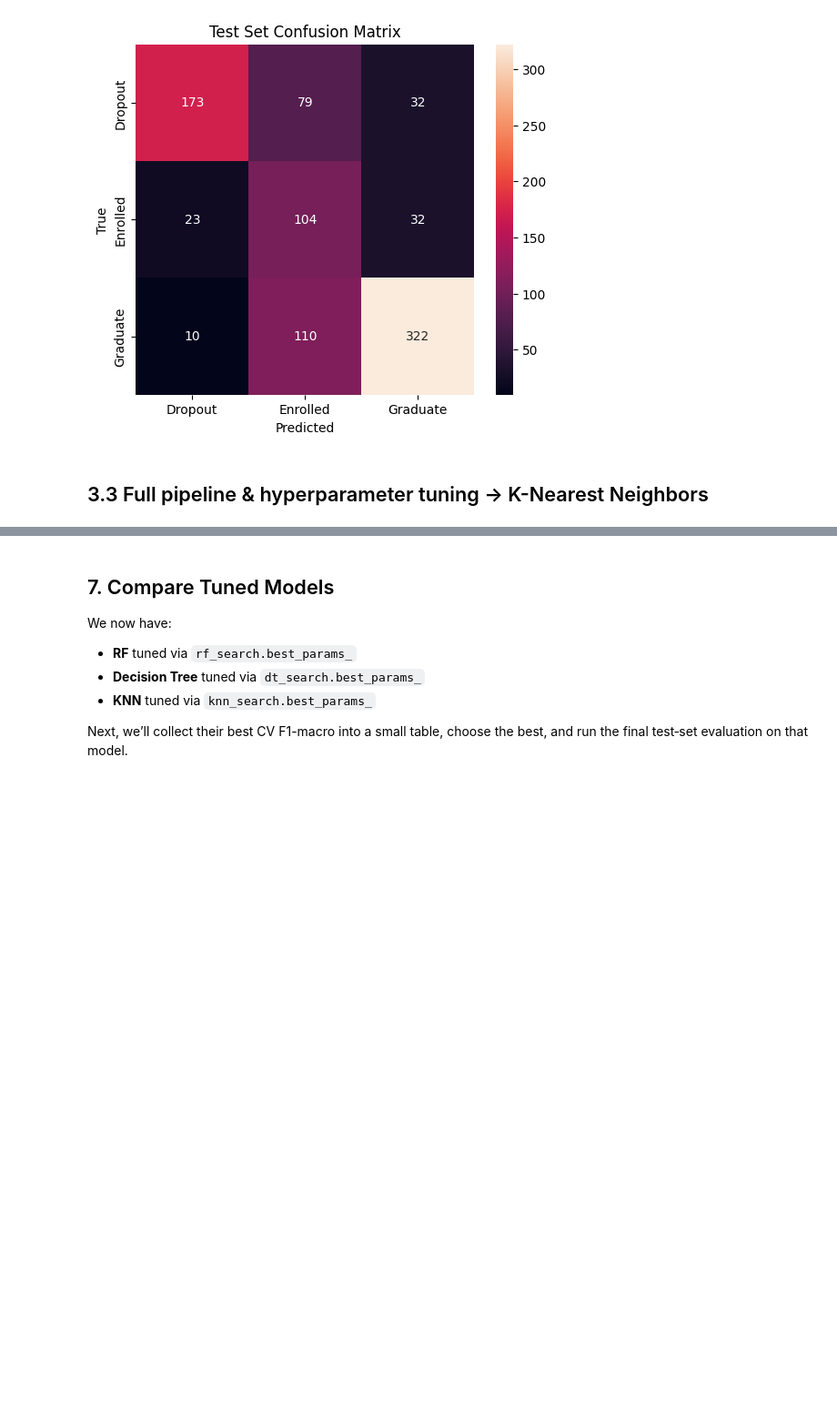
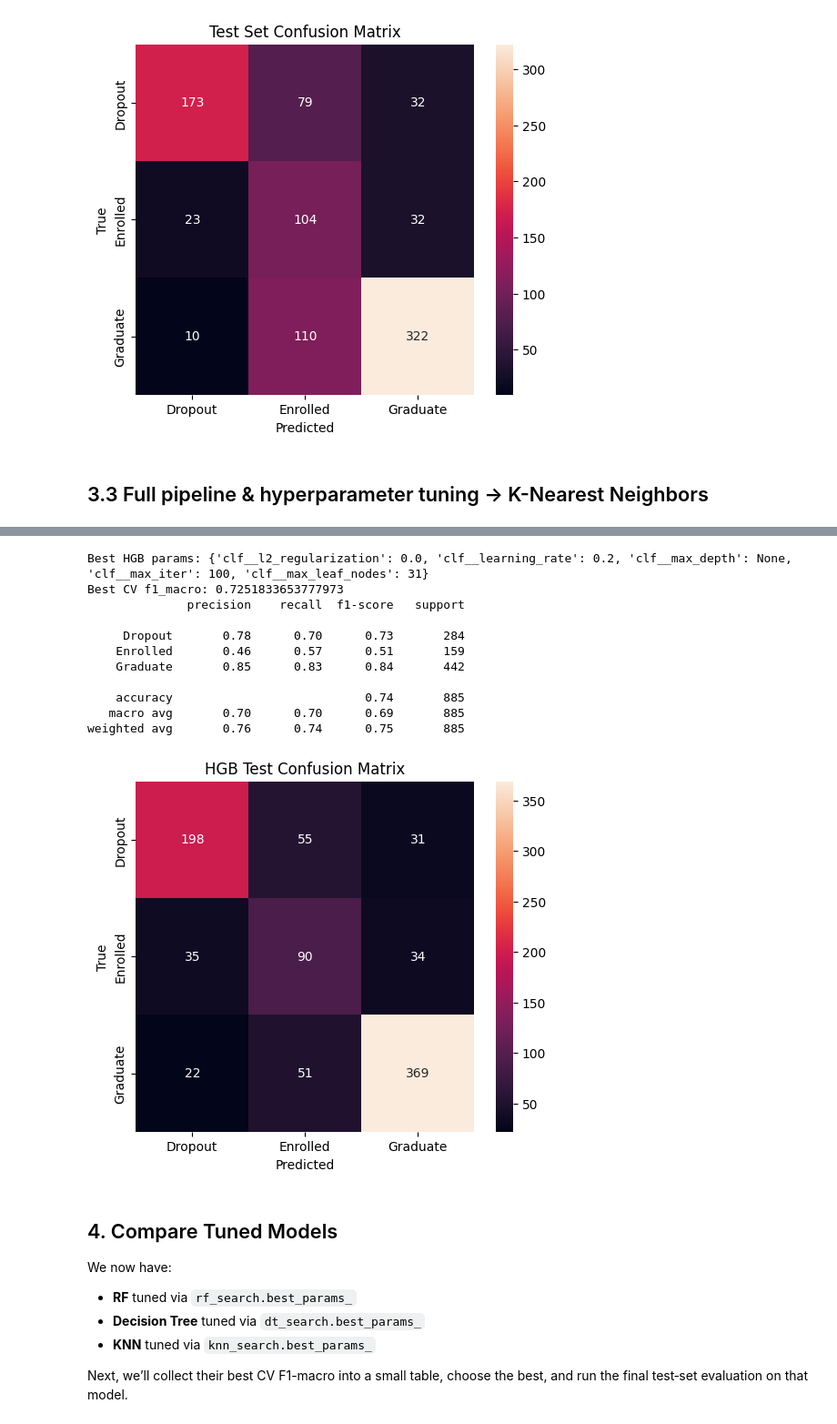
Before and after one commit to 21RM/Y3S2-AI-Proj2, a Jupyter notebook: notebooks/02_preprocessing_and_modeling.ipynb, the cells around one changed output, grey strips where cells are left out. Shown at 91% size. Saved outputs shown, nothing was run; the diff lists cells and outputs as text; code cells hidden in the pictures; blank space fills up the shorter version.

```diff
--- a/notebooks/02_preprocessing_and_modeling.ipynb
+++ b/notebooks/02_preprocessing_and_modeling.ipynb
@@ -295,5 +311,80 @@ weighted avg       0.68      0.68      0.68       885
+# %%
+hgb = HistGradientBoostingClassifier(
+    early_stopping=True,
+    validation_fraction=0.1,
+    n_iter_no_change=10,
+    random_state=42
+)
+
+# 1) Build the pipeline
+hgb_pipe = Pipeline([
+    ('preproc', preprocessor),
+    ('select', VarianceThreshold(threshold=0.01)),
+    ('clf', hgb)
+])
+
+# 2) Define a grid to search
+hgb_param_grid = {
+    'clf__learning_rate':     [0.01, 0.1, 0.2],
+    'clf__max_iter':          [100, 200],
+    'clf__max_depth':         [None, 3, 5],
+    'clf__max_leaf_nodes':    [31, 63, 127],
+    'clf__l2_regularization': [0.0, 1.0]
+}
+
+# 3) Compute sample weights to balance classes
+sample_weights = compute_sample_weight(class_weight='balanced', y=y_train)
+
+# 4) Set up GridSearchCV
+hgb_search = GridSearchCV(
+    hgb_pipe,
+    param_grid=hgb_param_grid,
+    cv=5,
+    scoring='f1_macro',
+    n_jobs=-1,
+    return_train_score=True
+)
+
+# 5) Fit, passing the sample weights into the classifier step
+hgb_search.fit(
+    X_train,
+    y_train,
+    **{'clf__sample_weight': sample_weights}
+)
+
+print("Best HGB params:",  hgb_search.best_params_)
+print("Best CV f1_macro:", hgb_search.best_score_)
+
+# 6) Evaluate on test set
+best_hgb = hgb_search.best_estimator_
+y_pred   = best_hgb.predict(X_test)
+
+print(classification_report(y_test, y_pred, target_names=le.classes_))
+
+cm = confusion_matrix(y_test, y_pred)
+plt.figure(figsize=(6,5))
+sns.heatmap(cm, annot=True, fmt='d',
+            xticklabels=le.classes_,
+            yticklabels=le.classes_)
+plt.xlabel('Predicted')
+plt.ylabel('True')
+plt.title('HGB Test Confusion Matrix')
+plt.show()
+# %% [output]
+Best HGB params: {'clf__l2_regularization': 0.0, 'clf__learning_rate': 0.2, 'clf__max_depth': None, 'clf__max_iter': 100, 'clf__max_leaf_nodes': 31}
+Best CV f1_macro: 0.7251833653777973
+              precision    recall  f1-score   support
+
+     Dropout       0.78      0.70      0.73       284
+    Enrolled       0.46      0.57      0.51       159
+    Graduate       0.85      0.83      0.84       442
+
+    accuracy                           0.74       885
+   macro avg       0.70      0.70      0.69       885
+weighted avg       0.76      0.74      0.75       885
+[figure, added]
 # %% [markdown]
-## 7. Compare Tuned Models
+## 4. Compare Tuned Models
 
 We now have:
 - **RF** tuned via `rf_search.best_params_`
```
Also changed, not shown: parts of 13 cells of this notebook, 1 other file.
